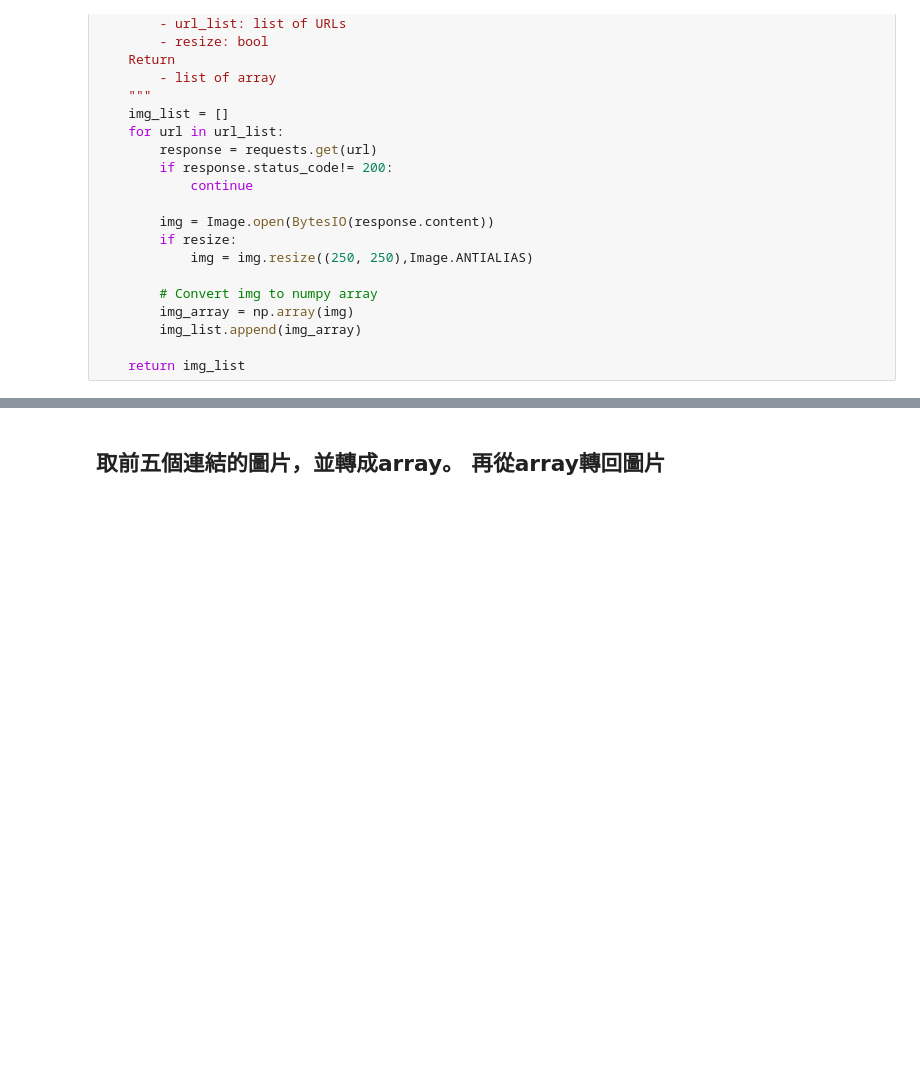
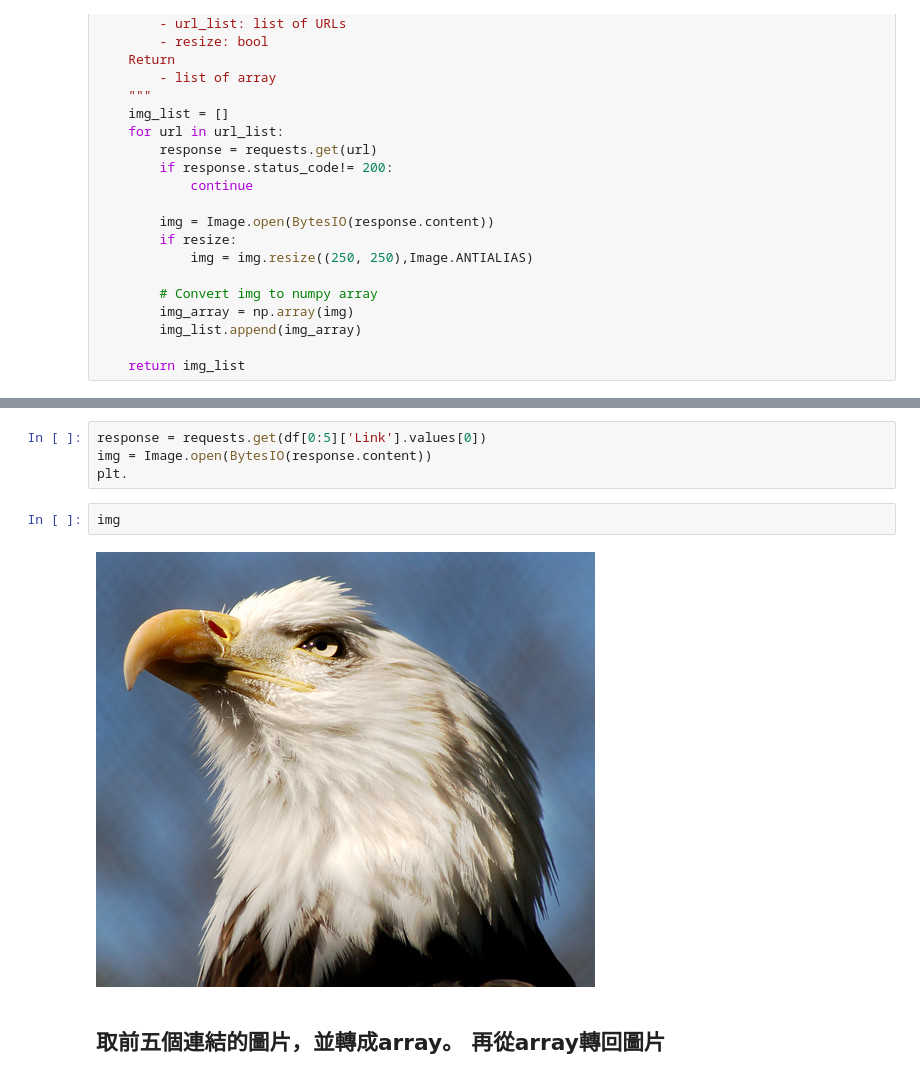
Before and after one commit to aattpcfish/2nd-ML100Days, a Jupyter notebook: homework/Day_003_HW.ipynb, the cells around one changed output, grey strips where cells are left out. Cells and saved outputs as stored; diff of their text form; blank space fills up the shorter version.

```diff
--- a/homework/Day_003_HW.ipynb
+++ b/homework/Day_003_HW.ipynb
@@ -141,3 +166,11 @@ def img2arr_fromURLs(url_list, resize = False):
+# %%
+response = requests.get(df[0:5]['Link'].values[0])
+img = Image.open(BytesIO(response.content))
+plt.
+# %%
+img
+# %% [output]
+[figure, added]
 # %% [markdown]
 ## 取前五個連結的圖片，並轉成array。 再從array轉回圖片
 # %%
```
Also changed, not shown: parts of 4 cells of this notebook.
